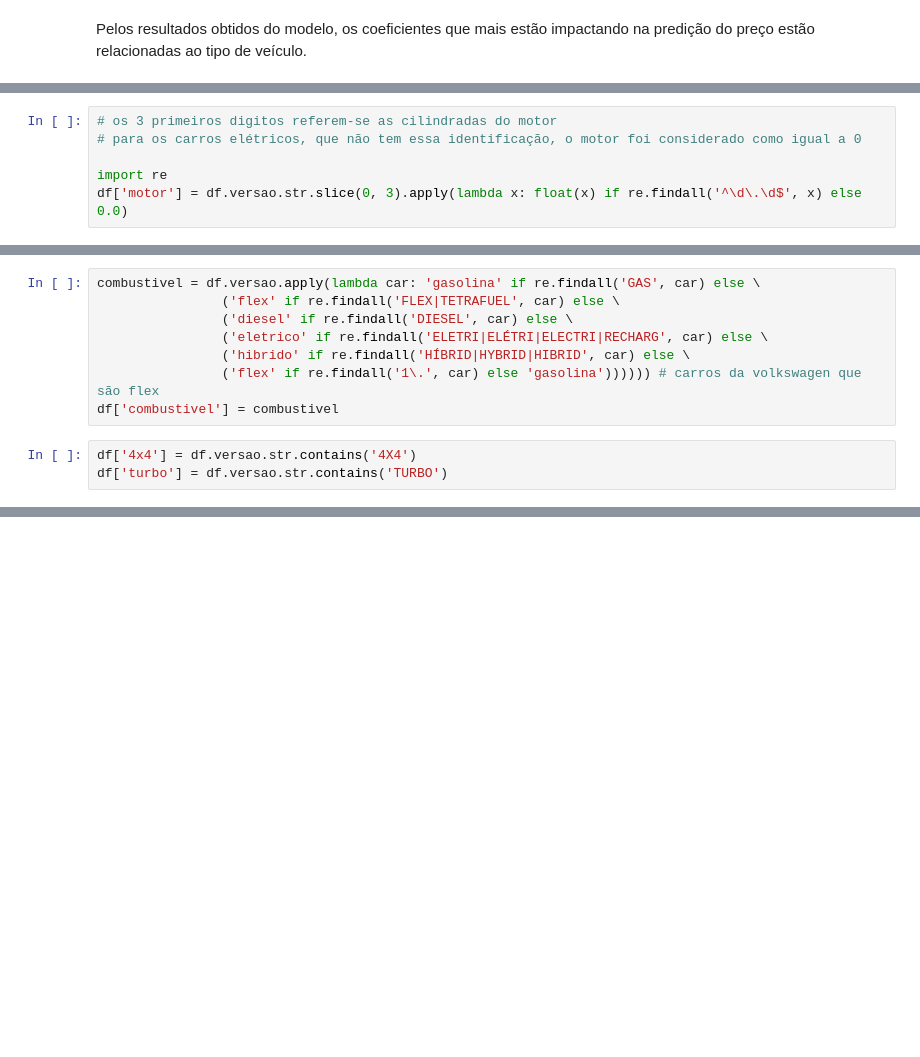
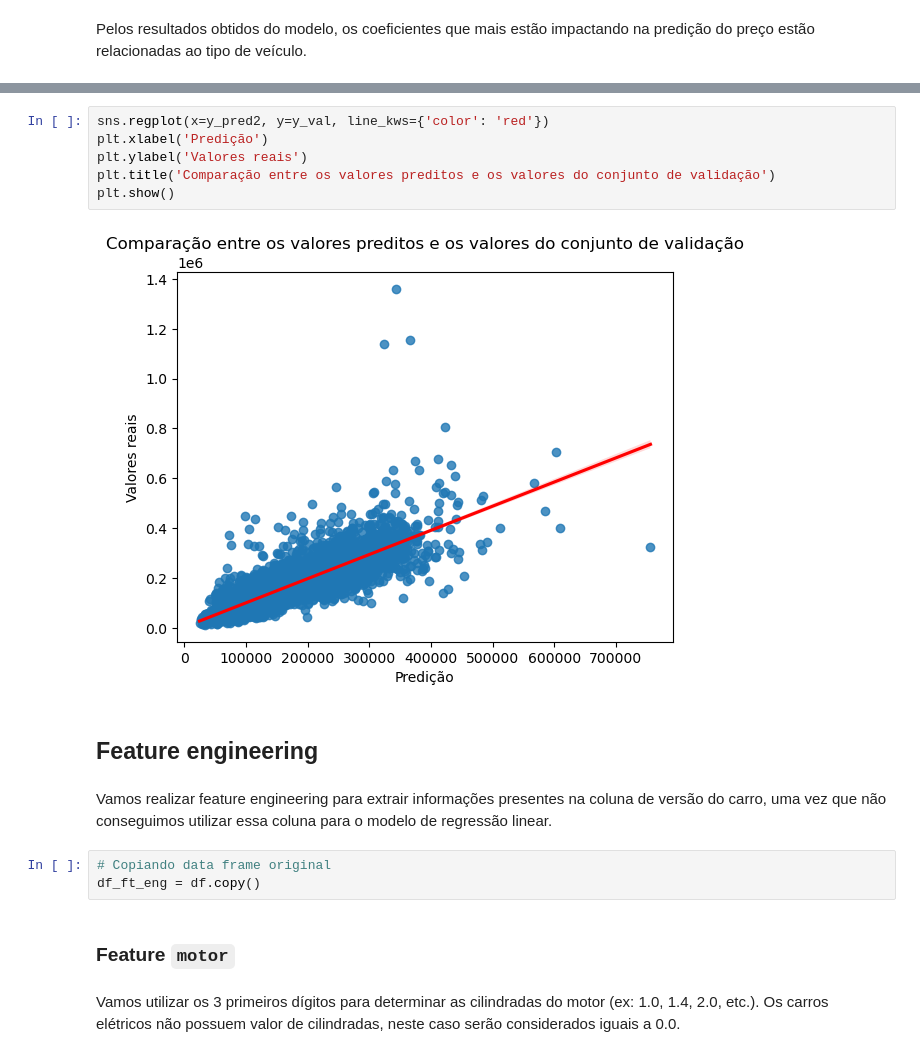
Before and after one commit to renatoinomata/indicium-data-science, a Jupyter notebook: machine_learning.ipynb, the cells around one changed output, grey strips where cells are left out. Drawn from its saved outputs; the diff is of its cells as text; blank space fills up the shorter version.

```diff
--- a/machine_learning.ipynb
+++ b/machine_learning.ipynb
@@ -254,6 +188,0 @@ Vamos realizar feature engineering para extrair informações presentes na colun
-# %%
-# os 3 primeiros digitos referem-se as cilindradas do motor
-# para os carros elétricos, que não tem essa identificação, o motor foi considerado como igual a 0
-
-import re
-df['motor'] = df.versao.str.slice(0, 3).apply(lambda x: float(x) if re.findall('^\d\.\d$', x) else 0.0)
@@ -262,11 +188,0 @@ df['motor'] = df.versao.str.slice(0, 3).apply(lambda x: float(x) if re.findall('
-# %%
-combustivel = df.versao.apply(lambda car: 'gasolina' if re.findall('GAS', car) else \
-                ('flex' if re.findall('FLEX|TETRAFUEL', car) else \
-                ('diesel' if re.findall('DIESEL', car) else \
-                ('eletrico' if re.findall('ELETRI|ELÉTRI|ELECTRI|RECHARG', car) else \
-                ('hibrido' if re.findall('HÍBRID|HYBRID|HIBRID', car) else \
-                ('flex' if re.findall('1\.', car) else 'gasolina')))))) # carros da volkswagen que são flex
-df['combustivel'] = combustivel
-# %%
-df['4x4'] = df.versao.str.contains('4X4')
-df['turbo'] = df.versao.str.contains('TURBO')
@@ -568,0 +261,20 @@ plt.show()
+# %%
+sns.regplot(x=y_pred2, y=y_val, line_kws={'color': 'red'})
+plt.xlabel('Predição')
+plt.ylabel('Valores reais')
+plt.title('Comparação entre os valores preditos e os valores do conjunto de validação')
+plt.show()
+# %% [output]
+[figure, added]
+# %% [markdown]
+## Feature engineering
+# %% [markdown]
+Vamos realizar feature engineering para extrair informações presentes na coluna de versão do carro, uma vez que não conseguimos utilizar essa coluna para o modelo de regressão linear.
+# %%
+# Copiando data frame original
+df_ft_eng = df.copy()
+# %% [markdown]
+### Feature `motor`
+# %% [markdown]
+
+Vamos utilizar os 3 primeiros dígitos para determinar as cilindradas do motor (ex: 1.0, 1.4, 2.0, etc.). Os carros elétricos não possuem valor de cilindradas, neste caso serão considerados iguais a 0.0.
```
Also changed, not shown: parts of 74 cells of this notebook.
